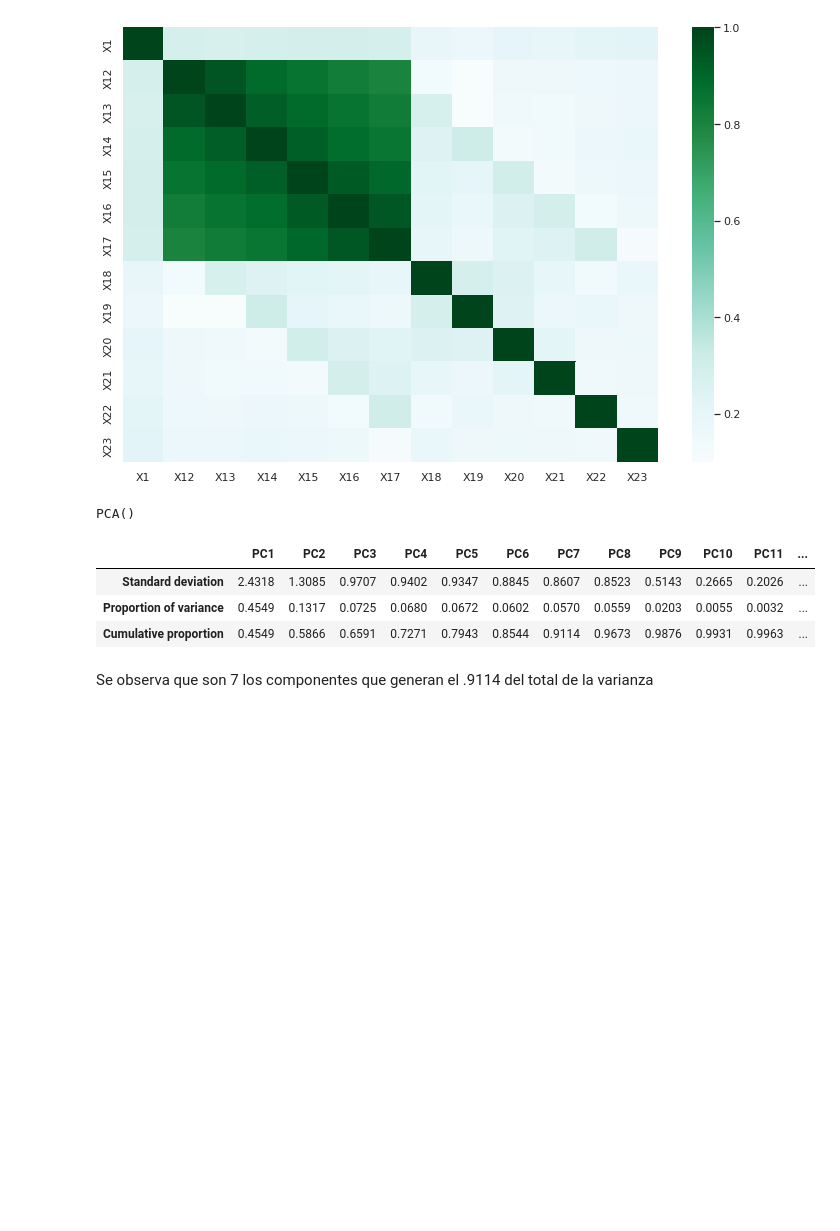
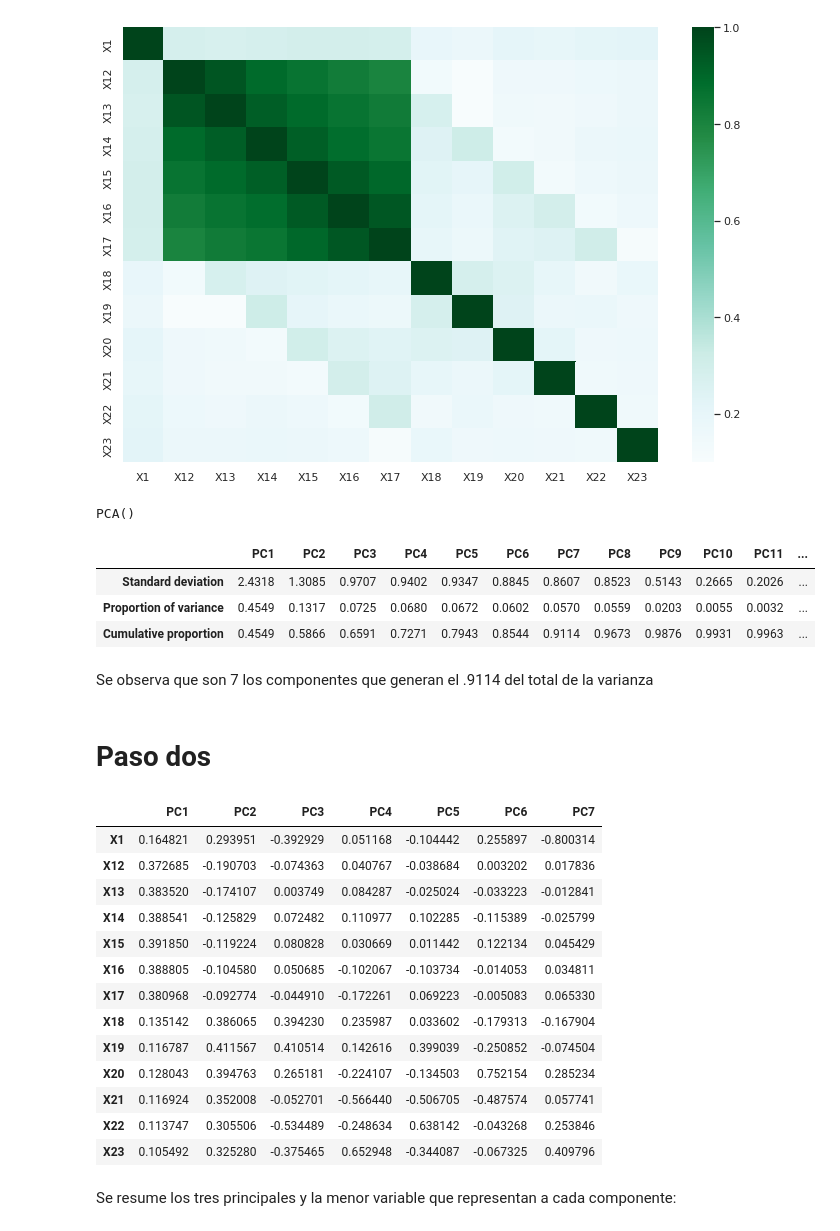
Before and after one commit to PosgradoMNA/actividades-del-projecto-equipo-46, a Jupyter notebook: Actividad_Semana_4.ipynb, the cells around one changed output. Cells and saved outputs as stored; diff of their text form; code cells hidden in the pictures; blank space fills up the shorter version.

```diff
--- a/Actividad_Semana_4.ipynb
+++ b/Actividad_Semana_4.ipynb
@@ -206,0 +205,28 @@ Se observa que son 7 los componentes que generan el .9114 del total de la varian
+# %% [markdown]
+# Paso dos
+# %%
+# Se obtienen los componentes seleccionados
+
+pcsComponentesdf = pd.DataFrame(pcs.components_.transpose(),
+                                columns=pcsSumdf.columns,
+                                index=adf.columns
+                                )
+
+pcsComponentesdf.iloc[:,:7]
+# %% [output]
+|  | PC1 | PC2 | PC3 | PC4 | PC5 | PC6 | PC7 |
+| X1 | 0.164821 | 0.293951 | -0.392929 | 0.051168 | -0.104442 | 0.255897 | -0.800314 |
+| X12 | 0.372685 | -0.190703 | -0.074363 | 0.040767 | -0.038684 | 0.003202 | 0.017836 |
+| X13 | 0.383520 | -0.174107 | 0.003749 | 0.084287 | -0.025024 | -0.033223 | -0.012841 |
+| X14 | 0.388541 | -0.125829 | 0.072482 | 0.110977 | 0.102285 | -0.115389 | -0.025799 |
+| X15 | 0.391850 | -0.119224 | 0.080828 | 0.030669 | 0.011442 | 0.122134 | 0.045429 |
+| X16 | 0.388805 | -0.104580 | 0.050685 | -0.102067 | -0.103734 | -0.014053 | 0.034811 |
+| X17 | 0.380968 | -0.092774 | -0.044910 | -0.172261 | 0.069223 | -0.005083 | 0.065330 |
+| X18 | 0.135142 | 0.386065 | 0.394230 | 0.235987 | 0.033602 | -0.179313 | -0.167904 |
+| X19 | 0.116787 | 0.411567 | 0.410514 | 0.142616 | 0.399039 | -0.250852 | -0.074504 |
+| X20 | 0.128043 | 0.394763 | 0.265181 | -0.224107 | -0.134503 | 0.752154 | 0.285234 |
+| X21 | 0.116924 | 0.352008 | -0.052701 | -0.566440 | -0.506705 | -0.487574 | 0.057741 |
+| X22 | 0.113747 | 0.305506 | -0.534489 | -0.248634 | 0.638142 | -0.043268 | 0.253846 |
+| X23 | 0.105492 | 0.325280 | -0.375465 | 0.652948 | -0.344087 | -0.067325 | 0.409796 |
+# %% [markdown]
+Se resume los tres principales y la menor variable que representan a cada componente:
```
Also changed, not shown: parts of 11 cells of this notebook.
